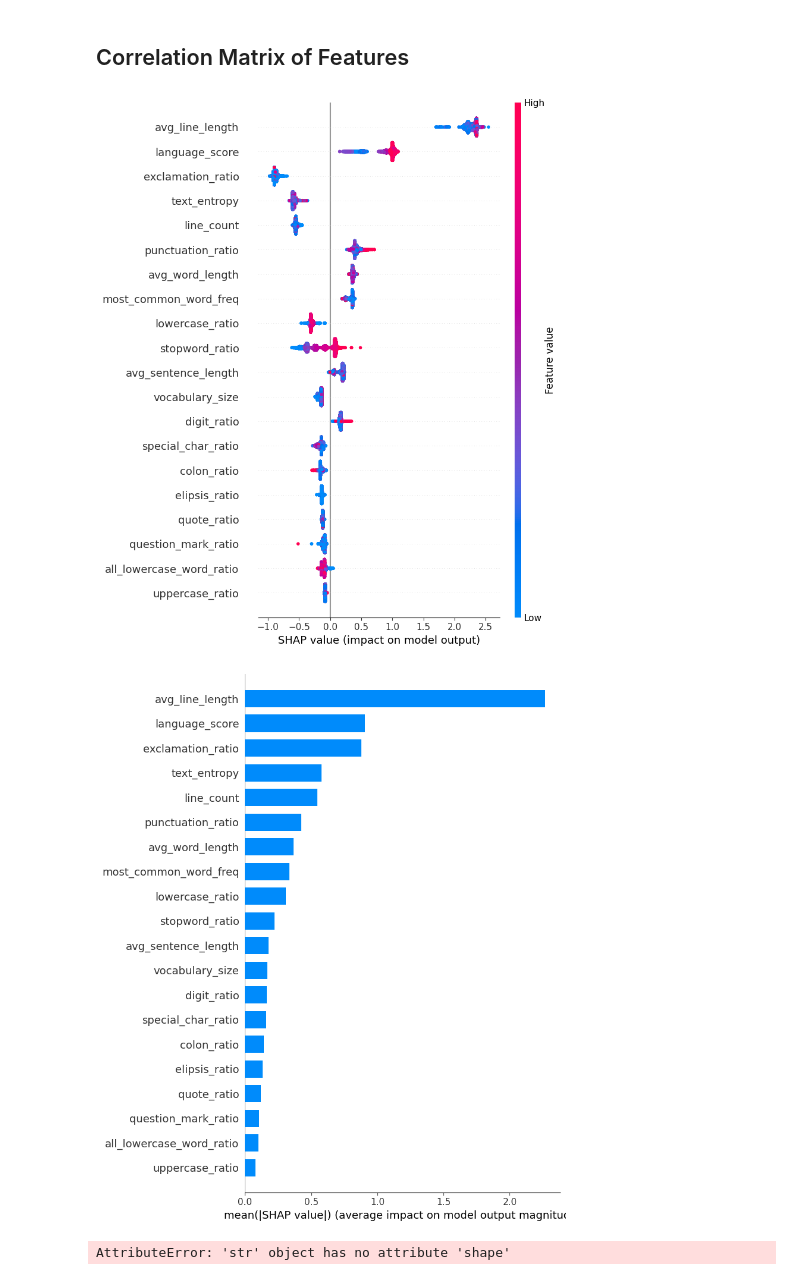
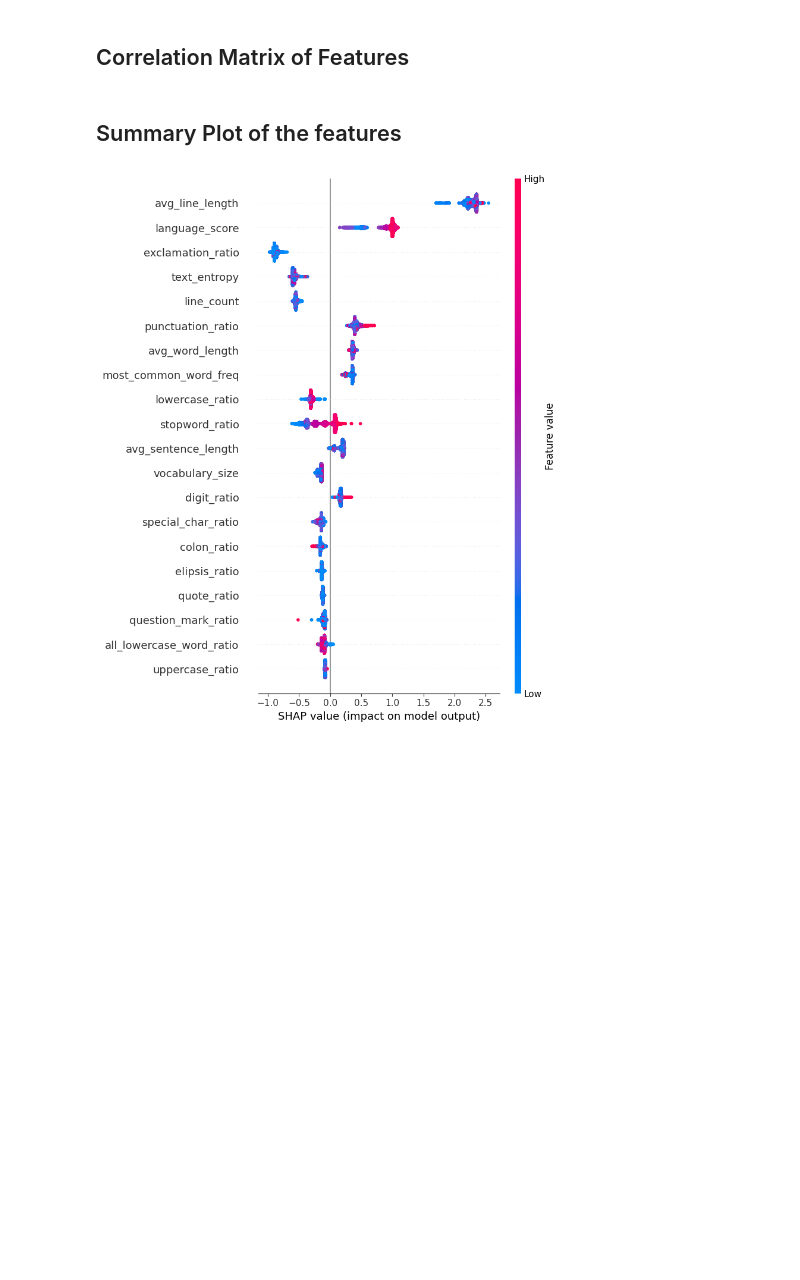
Before and after one commit to GIOSTE52/ita-llm-pipeline, a Jupyter notebook: notebooks/report.ipynb, the cells around one changed output. Cells and saved outputs as stored; diff of their text form; code cells hidden in the pictures; blank space fills up the shorter version.

```diff
--- a/notebooks/report.ipynb
+++ b/notebooks/report.ipynb
@@ -34,7 +34,7 @@ artifact = joblib.load("../models/lgbm_quality_model.joblib")
 model : lgb.LGBMClassifier = artifact["model"]
 scaler : StandardScaler = artifact["scaler"]
 
-csv_path = "../output/feature/doc_stats_per_file.csv"
+csv_path = "doc_stats_per_file.csv"
 feature_names = [
 "language_score",
 "length",
@@ -206,22 +210,18 @@ plt.figure(figsize=(12, 10))
 sns.heatmap(X_scaled.corr(), annot=False, cmap='coolwarm', square=True)
 plt.title('Correlation Matrix of Features')
 plt.show()
+# %% [markdown]
+## Summary Plot of the features
 # %%
 import shap
 
 # model = tuo modello LGBM già addestrato
 explainer = shap.TreeExplainer(model)
 
 shap_values = explainer.shap_values(X)
 shap_values_good = shap_values[1]
 shap_values_bad = shap_values[0]
 
 shap.summary_plot(shap_values, X)
-
-shap.summary_plot(shap_values, X, plot_type="bar")
-
-shap.summary_plot("avg_line_lenght", shap_values, X)
 # %% [output]
-[figure, old version]
+[figure, new version]
-[figure, removed]
-AttributeError: 'str' object has no attribute 'shape'
```
Also changed, not shown: parts of 3 cells of this notebook, 13 other files.
